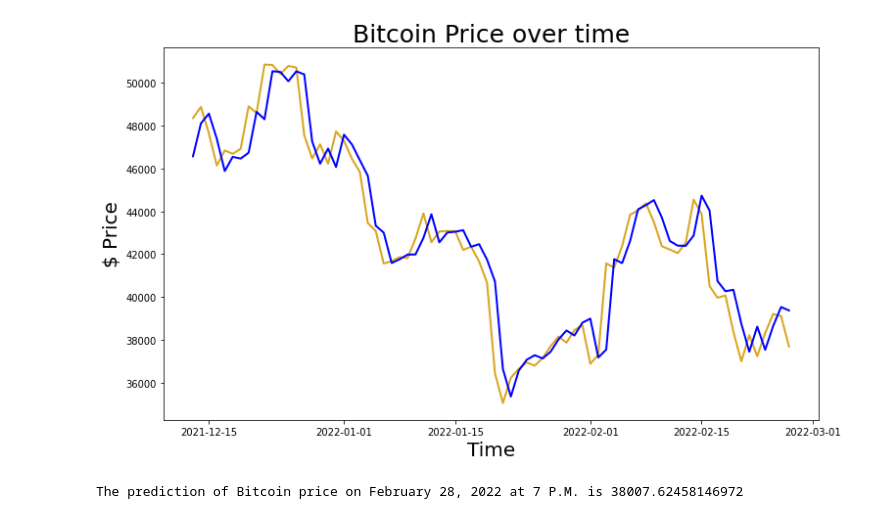
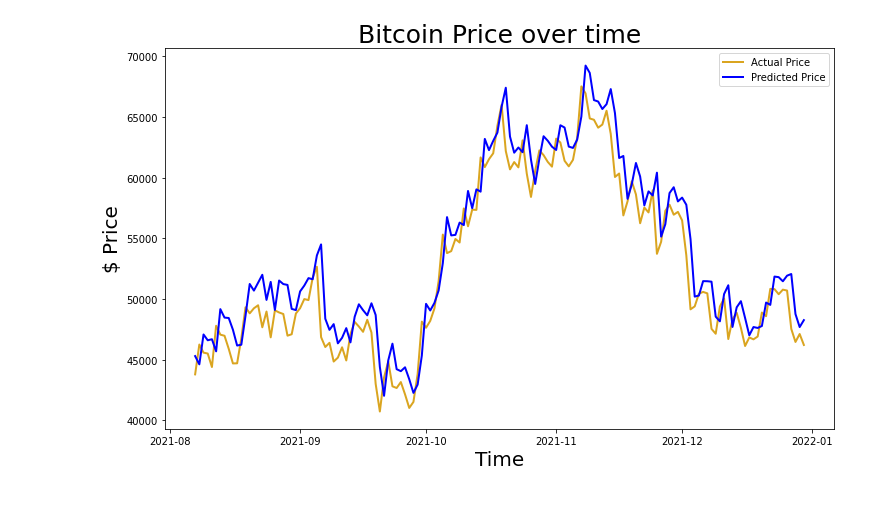
Before and after one commit to kevctae/Bittooth, a Jupyter notebook: notebooks/4.3-np-bitcoin-ml.ipynb, the cells around one changed output. Saved outputs shown, nothing was run; the diff lists cells and outputs as text; code cells hidden in the pictures.

```diff
--- a/notebooks/4.3-np-bitcoin-ml.ipynb
+++ b/notebooks/4.3-np-bitcoin-ml.ipynb
@@ -47,9 +29,21 @@ tuned_alpha2=df[df.MAE == df.MAE.min()].alpha.values
 # %%
-num_train=int(tuned_trainsize[0]*len(x_set))
-x_train = x_set[0:num_train].copy()
+num_train=int(0.8*len(x_set))
+num_learn=int(0.6*num_train)
+x_train = x_set[0:num_learn].copy()
+x_validate = x_set[num_learn:num_train].copy()
+x_test = x_set[num_train:(len(x_set)-1)].copy()
+
 scaler = StandardScaler().fit(x_train)
 x_train[required_features] = scaler.transform(x_train[required_features]).copy()
-x_test = x_set[num_train:(len(x_set)-1)].copy()
+x_validate[required_features] = scaler.transform(x_validate[required_features]).copy()
 x_test[required_features] = scaler.transform(x_test[required_features]).copy()
-y_train = y_set[0:num_train].copy()
+
+y_train = y_set[0:num_learn].copy()
+y_validate = y_set[num_learn:num_train].copy()
 y_test = y_set[num_train:(len(y_set)-1)].copy()
+# %%
+df=tune_alpha(x_train,x_validate,y_train,y_validate)
+# %%
+tuned_alpha=df[df.RMSE == df.RMSE.min()].alpha.values[0]
+tuned_alpha2=df[df.MAE == df.MAE.min()].alpha.values[0]
+tuned_alpha
@@ -56,6 +52,4 @@ y_test = y_set[num_train:(len(y_set)-1)].copy()
 # %%
-model = Ridge(alpha=tuned_alpha[0])
+model = Ridge(alpha=tuned_alpha)
 model.fit(x_train, y_train)
 y_pred = model.predict(x_test)
-rmse=mean_squared_error(y_test, y_pred, squared=False)
-r2=r2_score(y_test, y_pred)
@@ -98,10 +95,11 @@ y_result.tail()
 # %%
 plt.figure(figsize = (12, 7))
 plt.plot(y_result["datetime"], y_result["close_bitcoin_true"], color='goldenrod', lw=2)
 plt.plot(y_result["datetime"], y_result["close_bitcoin_pred"], color='blue', lw=2)
 plt.title("Bitcoin Price over time", size=25)
 plt.xlabel("Time", size=20)
 plt.ylabel("$ Price", size=20)
+plt.legend(['Actual Price', 'Predicted Price'])
 plt.show()
 # %% [output]
-[figure, old version]
+[figure, new version]
@@ -113,6 +105,0 @@ prediction = model.predict(to_predict)
-# %%
-tomorrow = bitcoin["datetime"].iloc[-1] + datetime.timedelta(days=1)
-tmr = tomorrow.strftime("%B %d, %Y")
-print("The prediction of Bitcoin price on",tmr,"at 7 P.M. is",prediction[0][0])
-# %% [output]
-The prediction of Bitcoin price on February 28, 2022 at 7 P.M. is 38007.62458146972
```
Also changed, not shown: parts of 10 cells of this notebook, 2 other files.
